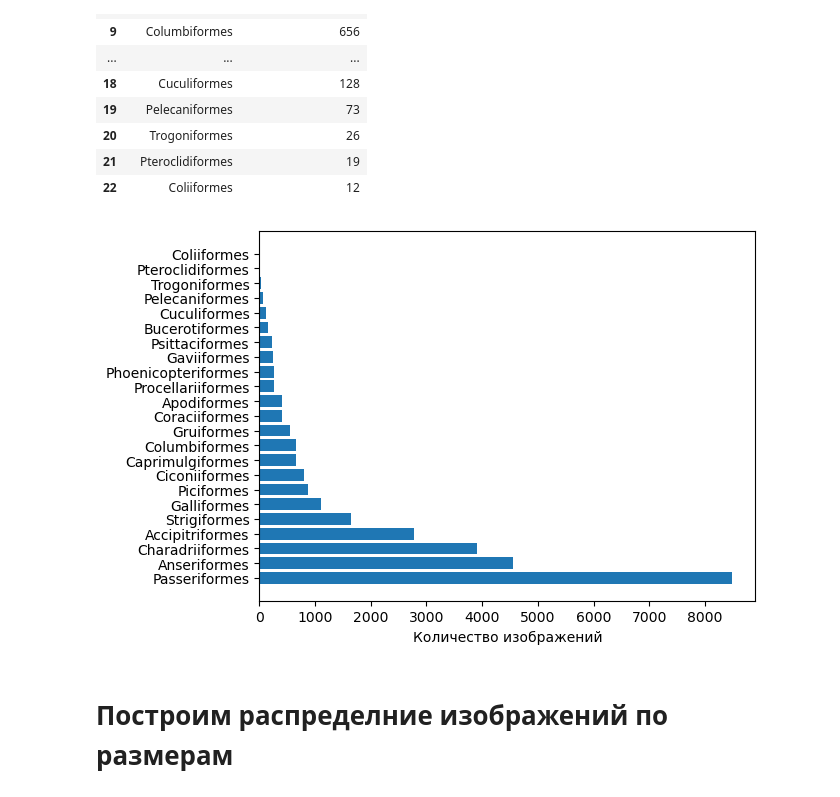
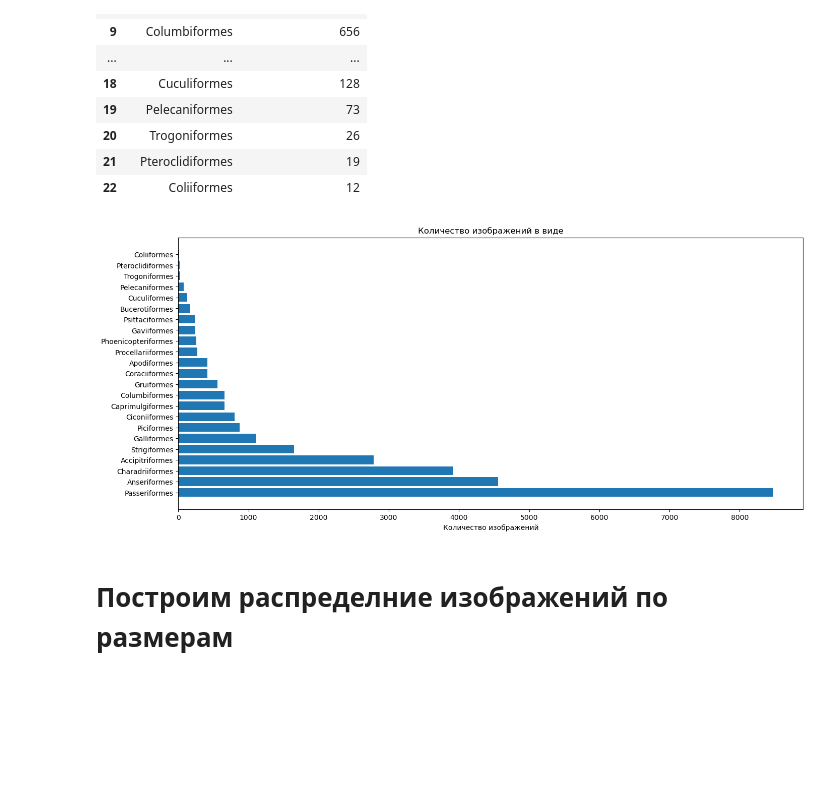
Before and after one commit to Sanch0pansa/feathers_recognition, a Jupyter notebook: data_analysis.ipynb, the cells around one changed output. Cells and saved outputs as stored; diff of their text form; code cells hidden in the pictures; blank space fills up the shorter version.

Commit message:
Distribution titles and saving

```diff
--- a/data_analysis.ipynb
+++ b/data_analysis.ipynb
@@ -169,11 +171,14 @@ result_df
 | 21 | Pteroclidiformes | 19 |
 | 22 | Coliiformes | 12 |
 # %%
+plt.figure(figsize=(16, 7))
 plt.barh(result_df['order'], result_df['number_of_images'])
 plt.xlabel("Количество изображений")
+plt.title("Количество изображений в виде")
+plt.savefig("p3.png")
 plt.show()
 # %% [output]
-[figure, old version]
+[figure, new version]
 # %% [markdown]
 # Построим распределние изображений по размерам
 # %%
```
Also changed, not shown: parts of 3 cells of this notebook, 4 other files.
